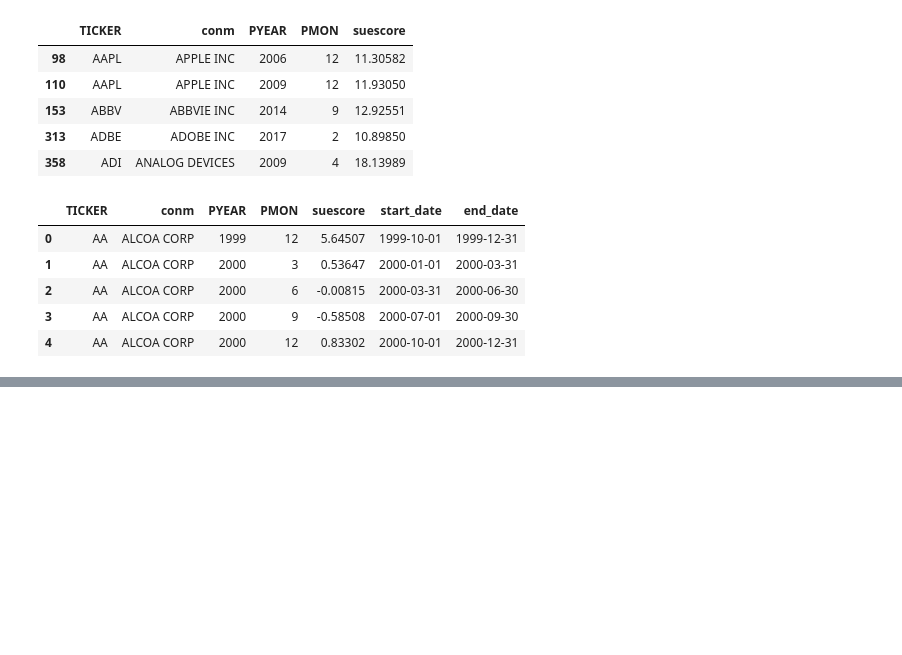
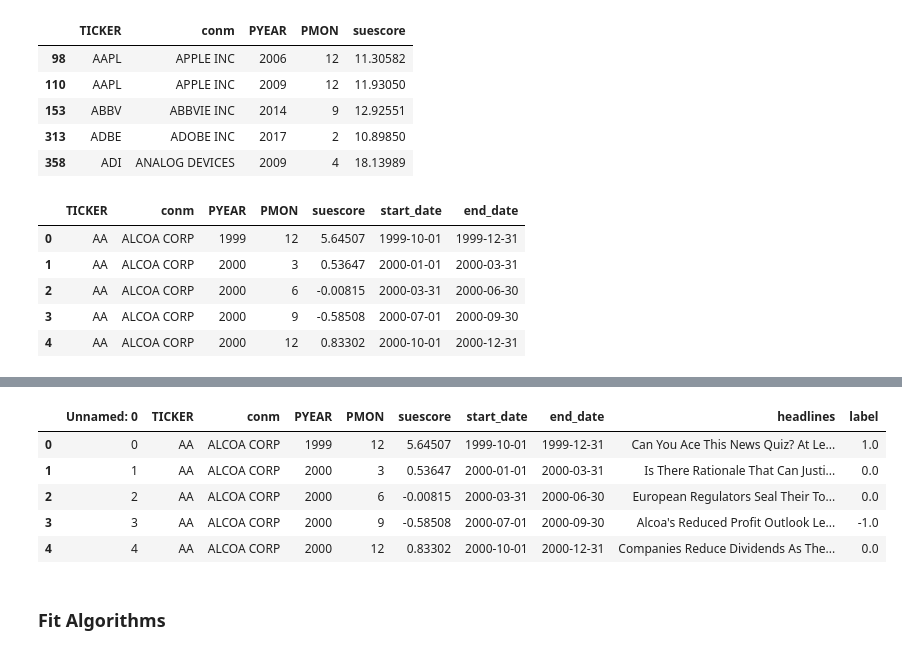
Before and after one commit to zheningliu/TDI, a Jupyter notebook: Capstone/project_main.ipynb, the cells around one changed output, grey strips where cells are left out. Cells and saved outputs as stored; diff of their text form; code cells hidden in the pictures; blank space fills up the shorter version.

```diff
--- a/Capstone/project_main.ipynb
+++ b/Capstone/project_main.ipynb
@@ -201,6 +192,3 @@ eps_df.head()
 | 2 | AA | ALCOA CORP | 2000 | 6 | -0.00815 | 2000-03-31 | 2000-06-30 |
 | 3 | AA | ALCOA CORP | 2000 | 9 | -0.58508 | 2000-07-01 | 2000-09-30 |
 | 4 | AA | ALCOA CORP | 2000 | 12 | 0.83302 | 2000-10-01 | 2000-12-31 |
-# %%
-for i in range(eps_df.shape[0]):
-    news_list = wsj_scrapper(eps_df.loc[i, 'conm'], eps_df.loc[i, 'start_date'], eps_df.loc[i, 'end_date'])
@@ -245,0 +316,33 @@ KeyboardInterrupt:
+# %%
+# create labels
+news_df.suescore.describe()
+# news_df[news_df.suescore==news_df.suescore.min()].headlines.values
+
+def label_sentiment(x, lower_q=0.25, higher_q=0.75):
+    l = np.quantile(x, lower_q)
+    h = np.quantile(x, higher_q)
+    new_ls = x.copy().values
+    for i in range(len(new_ls)):
+        # positive sentiment
+        if new_ls[i] >= h:
+            new_ls[i] = 1
+        # negative sentiment
+        elif new_ls[i] <= l:
+            new_ls[i] = -1
+        # neutral
+        else:
+            new_ls[i] = 0
+    return new_ls
+
+news_df.loc[:, 'label'] = label_sentiment(news_df.loc[:, 'suescore'])
+# %%
+news_df.head()
+# %% [output]
+|  | Unnamed: 0 | TICKER | conm | PYEAR | PMON | suescore | start_date | end_date | headlines | label |
+| 0 | 0 | AA | ALCOA CORP | 1999 | 12 | 5.64507 | 1999-10-01 | 1999-12-31 | Can You Ace This News Quiz? At Le... | 1.0 |
+| 1 | 1 | AA | ALCOA CORP | 2000 | 3 | 0.53647 | 2000-01-01 | 2000-03-31 | Is There Rationale That Can Justi... | 0.0 |
+| 2 | 2 | AA | ALCOA CORP | 2000 | 6 | -0.00815 | 2000-03-31 | 2000-06-30 | European Regulators Seal Their To... | 0.0 |
+| 3 | 3 | AA | ALCOA CORP | 2000 | 9 | -0.58508 | 2000-07-01 | 2000-09-30 | Alcoa's Reduced Profit Outlook Le... | -1.0 |
+| 4 | 4 | AA | ALCOA CORP | 2000 | 12 | 0.83302 | 2000-10-01 | 2000-12-31 | Companies Reduce Dividends As The... | 0.0 |
+# %% [markdown]
+### Fit Algorithms
```
Also changed, not shown: parts of 24 cells of this notebook, 12 other files.
